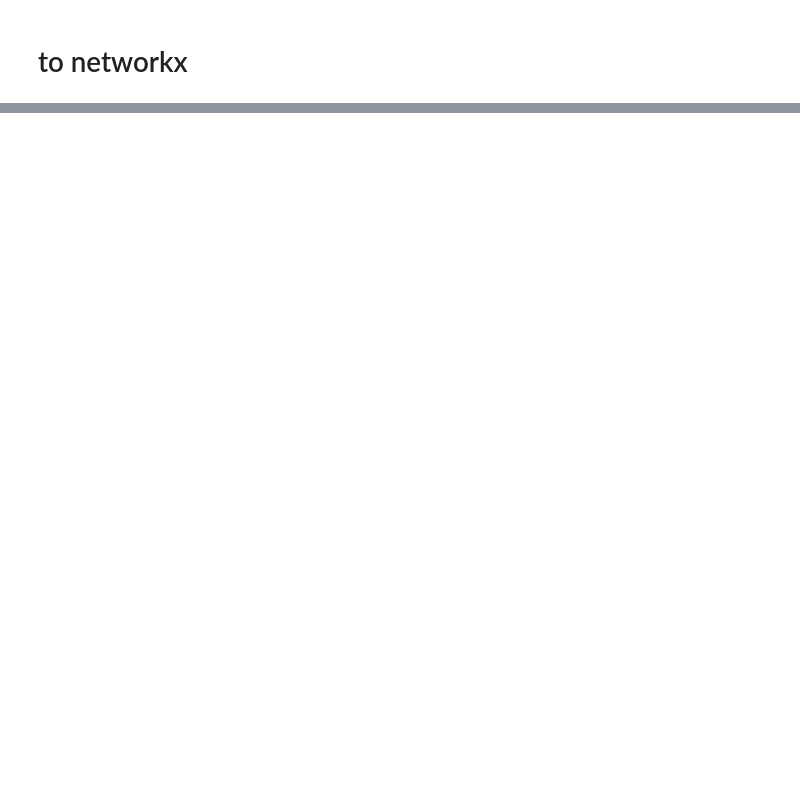
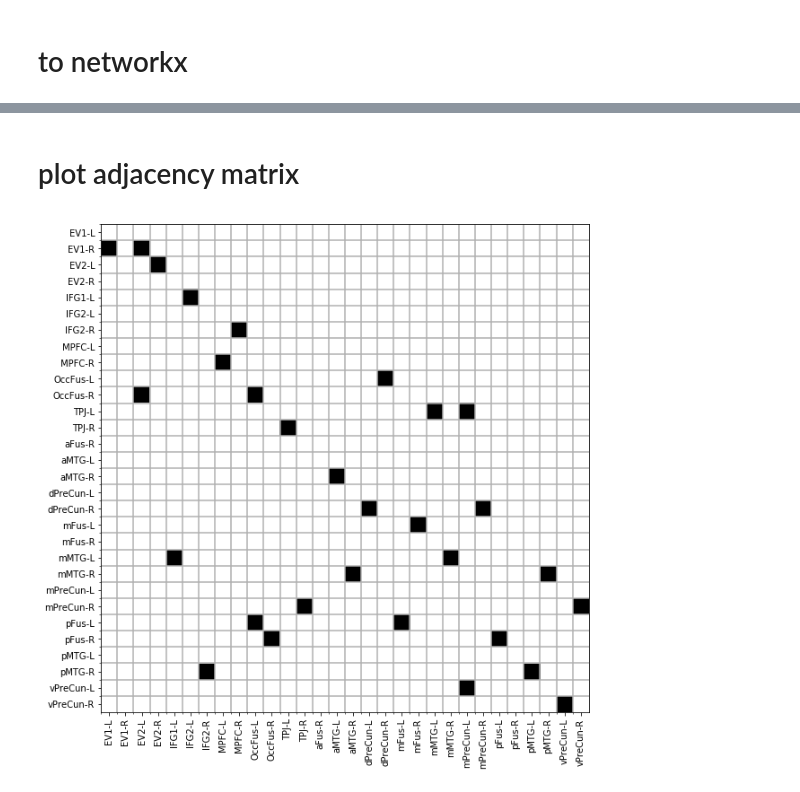
Before and after one commit to oliver-contier/famface-temporal-dynamics, a Jupyter notebook: notebooks/pycausal_analysis.ipynb, the cells around one changed output, grey strips where cells are left out. Drawn from its saved outputs; the diff is of its cells as text; code cells hidden in the pictures; blank space fills up the shorter version.

```diff
--- a/notebooks/pycausal_analysis.ipynb
+++ b/notebooks/pycausal_analysis.ipynb
@@ -91,6 +95,6 @@ def get_adjacencies(images_instance):
 
     # split the strings to get tuples, turn into arrays and sort
     edges = np.array([splitpair(pair) for pair in edgestrings])
-    sortededges = edges[np.argsort(edges[:, 0])]
+    connections = edges[np.argsort(edges[:, 0])]
 
-    return sortededges
+    return connections
@@ -168,0 +137,3 @@ array([[False,  True],
+# %%
+adjacency_matrix = np.array([np.isin(connections[:,0], row[1]).astype(int) for row in connections])
+np.shape(adjacency_matrix)
@@ -203,0 +207,2 @@ assert np.shape(am_raw) == np.shape(am_nb)
+# %% [markdown]
+# plot adjacency matrix
@@ -203,0 +259,4 @@ assert np.shape(am_raw) == np.shape(am_nb)
+# %%
+matrixplot = draw_adjacency_matrix(graph_nb, figsz=(10,10), node_order=sorted(graph_nb.nodes()))
+# %% [output]
+[figure, added]
```
Also changed, not shown: parts of 31 cells of this notebook.
